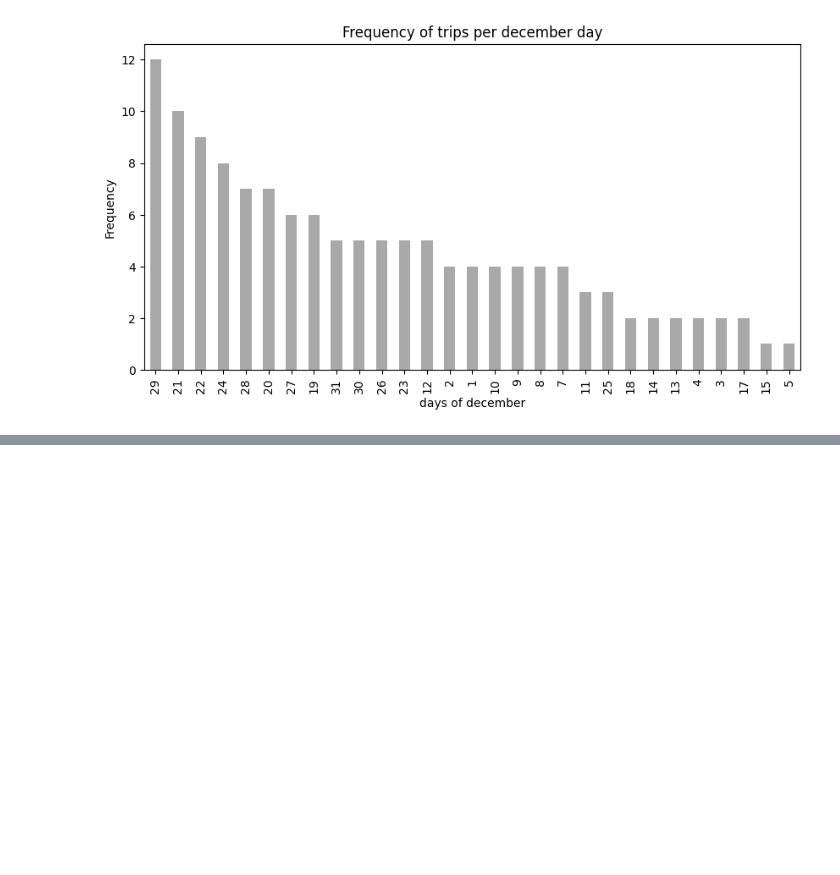
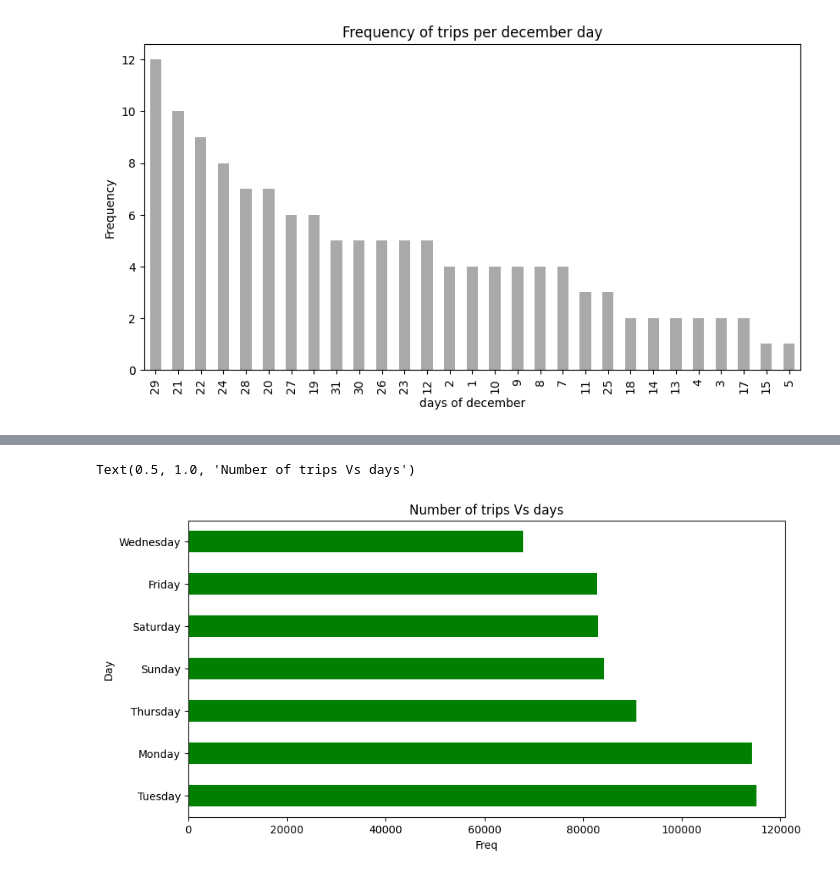
Before and after one commit to adarshkhub/Uber_Analysis, a Jupyter notebook: UberAnalysisProj.ipynb, the cells around one changed output, grey strips where cells are left out. Drawn from its saved outputs; the diff is of its cells as text; code cells hidden in the pictures; blank space fills up the shorter version.

```diff
--- a/UberAnalysisProj.ipynb
+++ b/UberAnalysisProj.ipynb
@@ -134,0 +201,13 @@ Text(0.5, 1.0, 'Frequency of trips per december day')
+# %%
+day_week = [calendar.day_name[x.dayofweek] for x in
+            pd.to_datetime(data['datetime'], format="%Y/%m/%d %H:%M:%S")]
+day_week = pd.Series(day_week)
+# %%
+days = day_week.value_counts()
+days.plot(kind='barh',color='green',figsize=(10,5))
+plt.xlabel('Freq')
+plt.ylabel('Day')
+plt.title('Number of trips Vs days')
+# %% [output]
+Text(0.5, 1.0, 'Number of trips Vs days')
+[figure, added]
```
Also changed, not shown: parts of 9 cells of this notebook.
